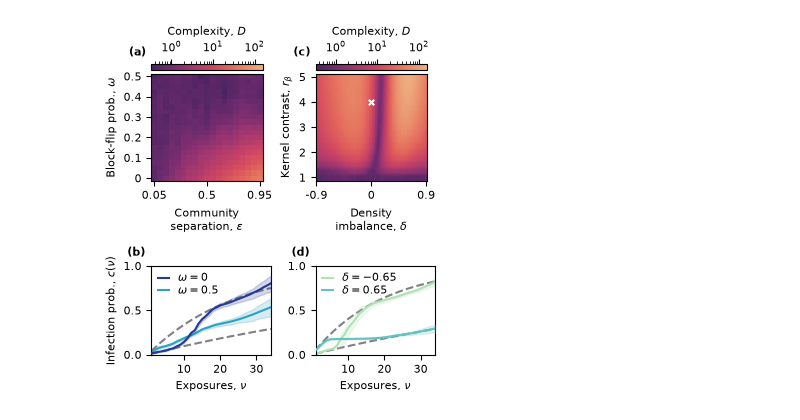
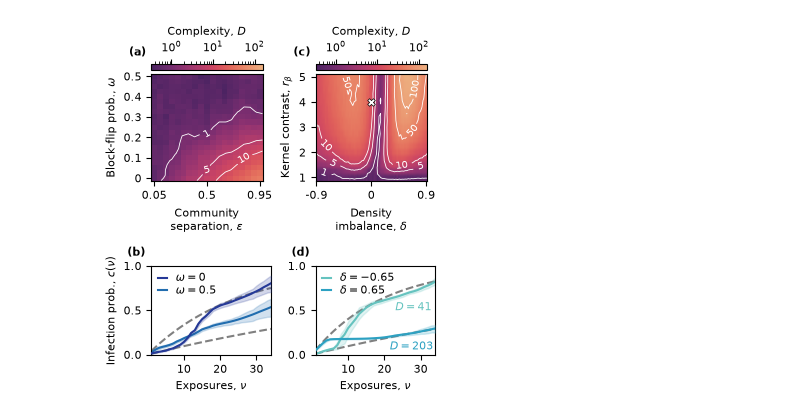
Before and after one commit to kaiser-dan/heterogeneous-infection-kernels, a Jupyter notebook: fig-scripts/plot_fig2.ipynb, the cells around one changed output. Drawn from its saved outputs; the diff is of its cells as text; code cells hidden in the pictures.

Commit message:
update plotting scripts, figs

```diff
--- a/fig-scripts/plot_fig2.ipynb
+++ b/fig-scripts/plot_fig2.ipynb
@@ -183,20 +208,9 @@ fpath = RESULTS_DIR / "epsilon_omega_sweep" / "complexity_by_setting.parquet"
 df = pd.read_parquet(fpath)
 piv_a = df.pivot(index="omega", columns="epsilon", values="complexity_mean")
 
-Za = piv_a.to_numpy()
-f = 4
-Zz_a = 10**zoom(np.log10(Za), f, order=3)          # cubic spline
-ys_a = np.linspace(0, Za.shape[0]-1, Zz_a.shape[0])  # back to original index coords
-xs_a = np.linspace(0, Za.shape[1]-1, Zz_a.shape[1])
-
 fpath = RESULTS_DIR / "beta_delta_sweep" / "complexity_by_setting.parquet"
 df = pd.read_parquet(fpath)
 piv_b = df.pivot(index="beta2", columns="delta", values="complexity_mean")
-
-Zb = piv_b.to_numpy()
-Zz_b = 10**zoom(np.log10(Zb), f, order=3)          # cubic spline
-ys_b = np.linspace(0, Zb.shape[0]-1, Zz_b.shape[0])  # back to original index coords
-xs_b = np.linspace(0, Zb.shape[1]-1, Zz_b.shape[1])
 
 vmin = np.min([np.min(piv_a), np.min(piv_b)])
 vmax = np.max([np.max(piv_a), np.max(piv_b)])
@@ -204,9 +218,16 @@ norm = mcolors.LogNorm(vmin=vmin, vmax=vmax)
 
 # epsilon/omega heatmap
 im = axs_t[0].imshow(piv_a, cmap=fs.complexity_cmap, aspect="auto", norm=norm)
-X = piv_a.columns; Y = piv_a.index
-# axs_t[0].contour(piv_a.to_numpy(), levels=log_levels(piv_a.to_numpy()), colors='white', linewidth=0.5)
-# axs_t[0].contour(xs_a, ys_a, Zz_a, levels=log_levels(piv_a.to_numpy()), colors='white', linewidth=0.75)
+Za = piv_a.to_numpy()
+M, N = Za.shape
+xs = np.linspace(-0.5, N - 0.5, N)
+ys = np.linspace(-0.5, M - 0.5, M)
+levels = [1.0, 5.0, 10.0, 50.0, 100.0]
+cs = axs_t[0].contour(xs, ys, Za, levels=levels, colors='white', linewidths=0.6)
+labels = axs_t[0].clabel(cs, inline=True, fontsize=7, rightside_up=True)
+for t, deg in zip(labels, [30, 15, 30]):
+    t.set_rotation(deg)
+
 axs_t[0].set_xlabel("Community\nseparation, $\\varepsilon$")
 axs_t[0].set_ylabel("Block-flip prob., $\\omega$")
 axs_t[0].invert_yaxis()
@@ -219,9 +240,17 @@ top.colorbar(im, ax=axs_t[0], label="Complexity, $D$", location='top', pad=0.02)
 
 # beta/delta heatmap
 im = axs_t[1].imshow(piv_b, cmap=fs.complexity_cmap, aspect="auto", norm=norm)
-X = piv_b.columns; Y = piv_b.index
-# axs_t[1].contour(piv_b.to_numpy(), levels=log_levels(piv_b.to_numpy()), colors='white', linewidth=0.5)
-# axs_t[1].contour(xs_b, ys_b, Zz_b, levels=log_levels(piv_b.to_numpy()), colors='white', linewidth=0.75)
+Zb = piv_b.to_numpy()
+M, N = Zb.shape
+xs = np.linspace(-0.5, N - 0.5, N)
+ys = np.linspace(-0.5, M - 0.5, M)
+levels = [1.0, 5.0, 10.0, 50.0, 100.0]
+cs = axs_t[1].contour(xs, ys, Zb, levels=levels, colors='white', linewidths=0.6)
+manual_coords = [(5.0, 1.0), (10.0, 2.0), (5.0, 5.0), (20.0, 15.1), (70.0, 1.0), (55.5, 3.0), (70, 7.0), (65, 14)]
+labels = axs_t[1].clabel(cs, inline=True, fontsize=7, manual=manual_coords, rightside_up=True, inline_spacing=6)
+for t, deg in zip(labels, [340, 330, 315, 285, 12, 7, 50, 80]):
+    t.set_rotation(deg)
+
 axs_t[1].set_xlabel("Density\nimbalance, $\\delta$")
 axs_t[1].set_ylabel("Kernel contrast, $r_\\beta$")
 axs_t[1].invert_yaxis()
@@ -229,7 +258,7 @@ axs_t[1].set_xticks(np.arange(len(piv_b.columns))[0::36])
 axs_t[1].set_xticklabels([f"{b:.3g}" for b in piv_b.columns[0::36]])
 axs_t[1].set_yticks(np.arange(len(piv_b.index))[::4])
 axs_t[1].set_yticklabels([f"{d:.3g}" for d in piv_b.index[::4]/0.01])
-axs_t[1].scatter([36], [12], marker='x', s=15, color='white')
+axs_t[1].scatter([36], [12], marker='X', s=30, fc='white', ec='black', lw=0.5, zorder=5)
 
 top.colorbar(im, ax=axs_t[1], label="Complexity, $D$", location='top', pad=0.02)
 
@@ -250,37 +279,52 @@ def plot_omega_draws(ax, omega, color, label, kmax, zorder):
     omega_lower, omega_upper = hpdi_bounds(omega_mu_draws, prob=0.9)
 
     ax.plot(range(1, kmax+1), omega_mu[:kmax], color=color, label=label, zorder=zorder)
     ax.fill_between(range(1, kmax+1), omega_lower[:kmax], omega_upper[:kmax], color=color, alpha=0.2, zorder=zorder)
 
 plot_omega_draws(axs_b[0], 0.0, fs.palette[5], "$\\omega=0$", kmax, 4)
-plot_omega_draws(axs_b[0], 0.50, fs.palette[3], "$\\omega=0.5$", kmax, 2)
+plot_omega_draws(axs_b[0], 0.50, fs.palette[4], "$\\omega=0.5$", kmax, 2)
 
 axs_b[0].plot(range(1, kmax+1), simple_kernel(0.01, kmax), color='grey', linestyle='--', zorder=1)
 axs_b[0].plot(range(1, kmax+1), simple_kernel(0.04, kmax), color='grey', linestyle='--', zorder=1)
-axs_b[0].legend(handlelength=1, fancybox=False, labelspacing=0.1, loc='upper left', borderaxespad=0.2, frameon=False)
+axs_b[0].legend(handlelength=0.8, fancybox=False, labelspacing=0.1, loc='upper left', borderaxespad=0.2, frameon=False)
 
 def plot_delta_draws(ax, delta, color, label, kmax, zorder):
-    delta_mu_draws = np.load(RESULTS_DIR / "beta_delta_sweep" / f"model~np_rep~3_beta2~0.05_delta~{delta}.npz")["draws_mu"][:, 0, :]
+    delta_mu_draws = np.load(RESULTS_DIR / ".." / "fits" / "beta_delta_sweep" / f"model~np_rep~3_beta2~0.05_delta~{delta}.npz")["draws_mu"][:, 0, :]
     delta_mu = np.mean(delta_mu_draws, axis=0)
     delta_lower, delta_upper = hpdi_bounds(delta_mu_draws, prob=0.9)
 
     ax.plot(range(1, kmax+1), delta_mu[:kmax], color=color, label=label, zorder=zorder)
     ax.fill_between(range(1, kmax+1), delta_lower[:kmax], delta_upper[:kmax], color=color, alpha=0.2, zorder=zorder)
 
-plot_delta_draws(axs_b[1], -0.65, fs.palette[1], "$\\delta=-0.65$", kmax, 2)
-plot_delta_draws(axs_b[1], 0.65, fs.palette[2], "$\\delta=0.65$", kmax, 4)
+plot_delta_draws(axs_b[1], -0.65, fs.palette[2], "$\\delta=-0.65$", kmax, 2)
+plot_delta_draws(axs_b[1], 0.65, fs.palette[3], "$\\delta=0.65$", kmax, 4)
 
 axs_b[1].plot(range(1, kmax+1), simple_kernel(0.01, kmax), color='grey', linestyle='--', zorder=1)
 axs_b[1].plot(range(1, kmax+1), simple_kernel(0.05, kmax), color='grey', linestyle='--', zorder=1)
-axs_b[1].legend(handlelength=1, fancybox=False, labelspacing=0.1, loc='upper left', borderaxespad=0.2, frameon=False)
+axs_b[1].legend(handlelength=0.8, fancybox=False, labelspacing=0.1, loc='upper left', borderaxespad=0.2, frameon=False)
+
+fpath = RESULTS_DIR / "beta_delta_sweep" / "complexity_per_dgp.parquet"
+df = pd.read_parquet(fpath)
+neg_delta_D = int(np.rint(df[(df['rep'] == 3) & (df['delta'] == -0.65) & (df['beta2'] == 0.05)]['complexity'].item()))
+pos_delta_D = int(np.rint(df[(df['rep'] == 3) & (df['delta'] == 0.65) & (df['beta2'] == 0.05)]['complexity'].item()))
+axs_b[1].annotate(f"$D = {neg_delta_D}$",
+                  xy=(23, 0.49),
+                  xycoords='data',
+                  fontsize=8,
+                  color=fs.palette[2])
+axs_b[1].annotate(f"$D = {pos_delta_D}$",
+                  xy=(21.5, 0.05),
+                  xycoords='data',
+                  fontsize=8,
+                  color=fs.palette[3])
 
 # subplot labels
 axs_t[0].text(-0.2, 1.2, "(a)", in_layout=False, transform=axs_t[0].transAxes, fontsize=8, fontweight='bold', va='center', ha='left')
 axs_t[1].text(-0.2, 1.2, "(c)", in_layout=False, transform=axs_t[1].transAxes, fontsize=8, fontweight='bold', va='center', ha='left')
 axs_b[0].text(-0.2, 1.15, "(b)", in_layout=True, transform=axs_b[0].transAxes, fontsize=8, fontweight='bold', va='center', ha='left')
 axs_b[1].text(-0.2, 1.15, "(d)", in_layout=True, transform=axs_b[1].transAxes, fontsize=8, fontweight='bold', va='center', ha='left')
 
 plt.savefig('../figs/fig2.svg', bbox_inches='tight')
 plt.savefig('../figs/fig2.pdf', bbox_inches='tight')
 # %% [output]
-[figure, old version]
+[figure, new version]
```
Also changed, not shown: parts of 3 cells of this notebook, 2 other files.
